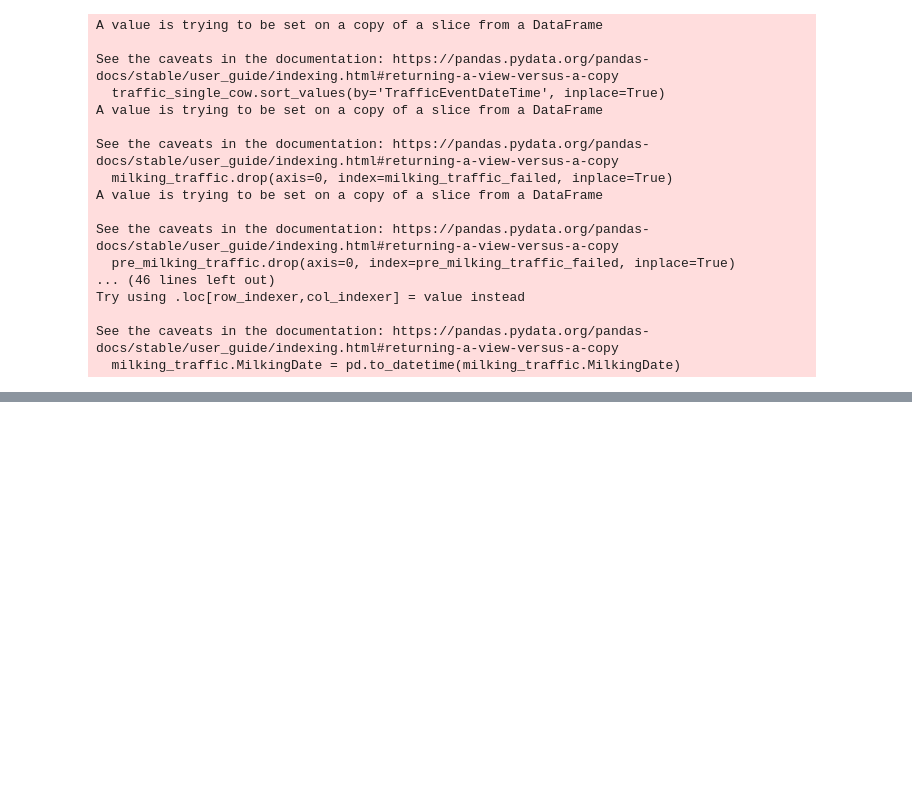
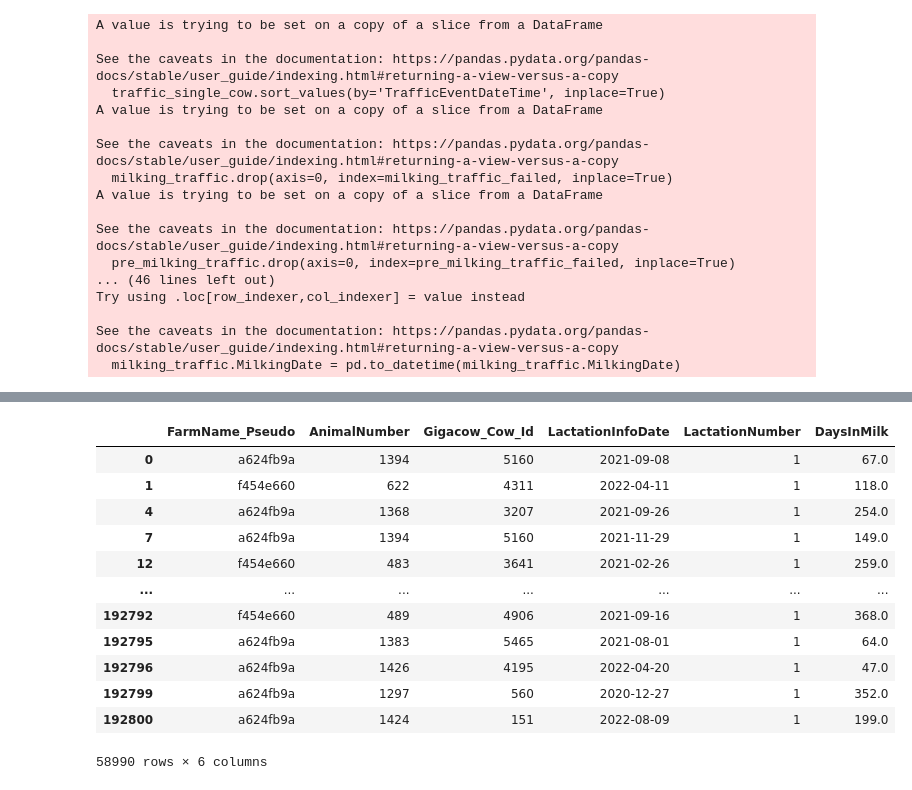
Before and after one commit to pgullstrand/Gigacow-tools, a Jupyter notebook: Data preprocessing/dataCollection.ipynb, the cells around one changed output, grey strips where cells are left out. Saved outputs shown, nothing was run; the diff lists cells and outputs as text; code cells hidden in the pictures; blank space fills up the shorter version.

Commit message:
solve high variability in cow's lactation

```diff
--- a/Data preprocessing/dataCollection.ipynb
+++ b/Data preprocessing/dataCollection.ipynb
@@ -219,0 +239,16 @@ single_cow_collection
+# %%
+lactation_select
+# %% [output]
+|  | FarmName_Pseudo | AnimalNumber | Gigacow_Cow_Id | LactationInfoDate | LactationNumber | DaysInMilk |
+| 0 | a624fb9a | 1394 | 5160 | 2021-09-08 | 1 | 67.0 |
+| 1 | f454e660 | 622 | 4311 | 2022-04-11 | 1 | 118.0 |
+| 4 | a624fb9a | 1368 | 3207 | 2021-09-26 | 1 | 254.0 |
+| 7 | a624fb9a | 1394 | 5160 | 2021-11-29 | 1 | 149.0 |
+| 12 | f454e660 | 483 | 3641 | 2021-02-26 | 1 | 259.0 |
+| ... | ... | ... | ... | ... | ... | ... |
+| 192792 | f454e660 | 489 | 4906 | 2021-09-16 | 1 | 368.0 |
+| 192795 | a624fb9a | 1383 | 5465 | 2021-08-01 | 1 | 64.0 |
+| 192796 | a624fb9a | 1426 | 4195 | 2022-04-20 | 1 | 47.0 |
+| 192799 | a624fb9a | 1297 | 560 | 2020-12-27 | 1 | 352.0 |
+| 192800 | a624fb9a | 1424 | 151 | 2022-08-09 | 1 | 199.0 |
+58990 rows × 6 columns
```
Also changed, not shown: parts of 13 cells of this notebook.
